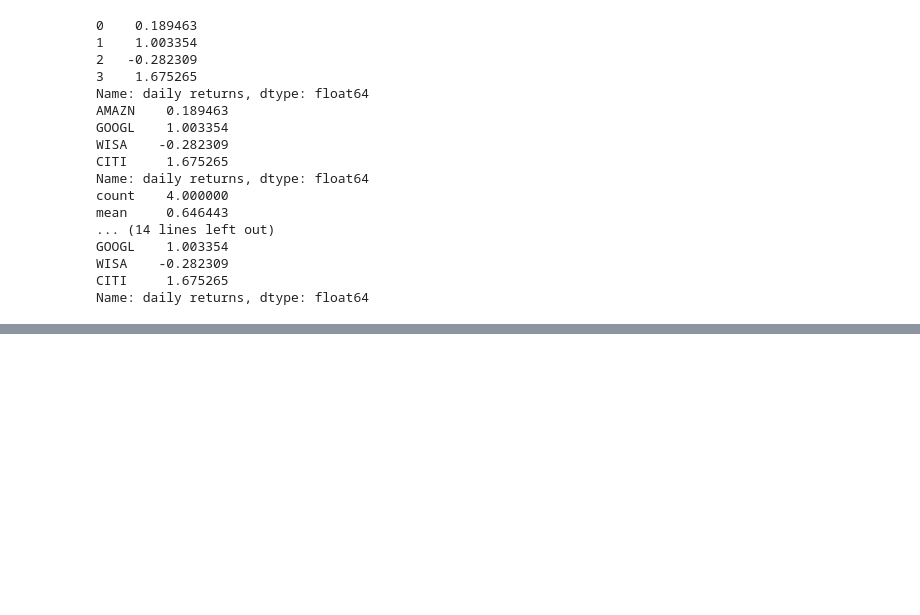
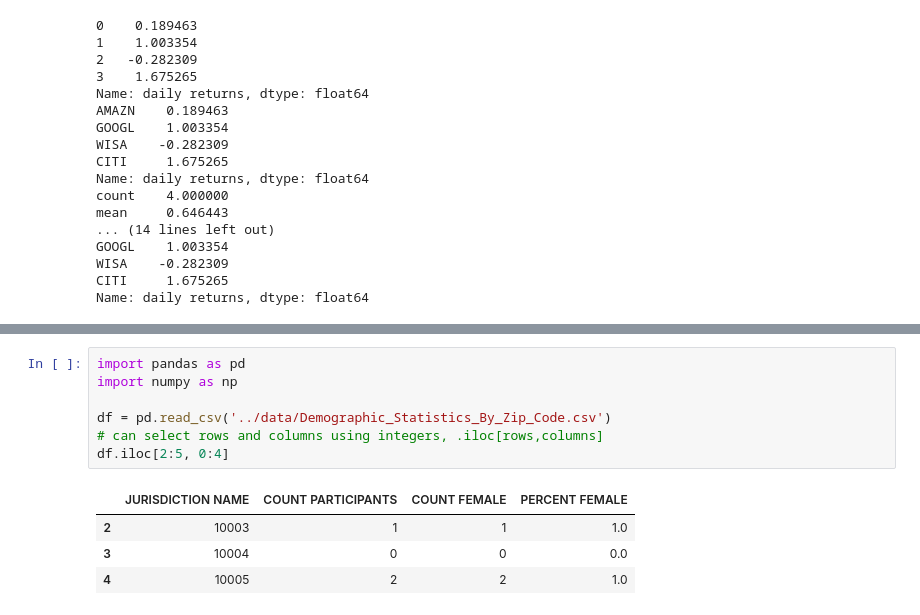
Before and after one commit to mdigreg2/DataScience, a Jupyter notebook: pythonProjects/Pandas.ipynb, the cells around one changed output, grey strips where cells are left out. Cells and saved outputs as stored; diff of their text form; blank space fills up the shorter version.

```diff
--- a/pythonProjects/Pandas.ipynb
+++ b/pythonProjects/Pandas.ipynb
@@ -65,0 +103,12 @@ df = pd.read_csv('../data/Demographic_Statistics_By_Zip_Code.csv')
+# %%
+import pandas as pd
+import numpy as np
+
+df = pd.read_csv('../data/Demographic_Statistics_By_Zip_Code.csv')
+# can select rows and columns using integers, .iloc[rows,columns]
+df.iloc[2:5, 0:4]
+# %% [output]
+|  | JURISDICTION NAME | COUNT PARTICIPANTS | COUNT FEMALE | PERCENT FEMALE |
+| 2 | 10003 | 1 | 1 | 1.0 |
+| 3 | 10004 | 0 | 0 | 0.0 |
+| 4 | 10005 | 2 | 2 | 1.0 |
```
Also changed, not shown: parts of 4 cells of this notebook.
